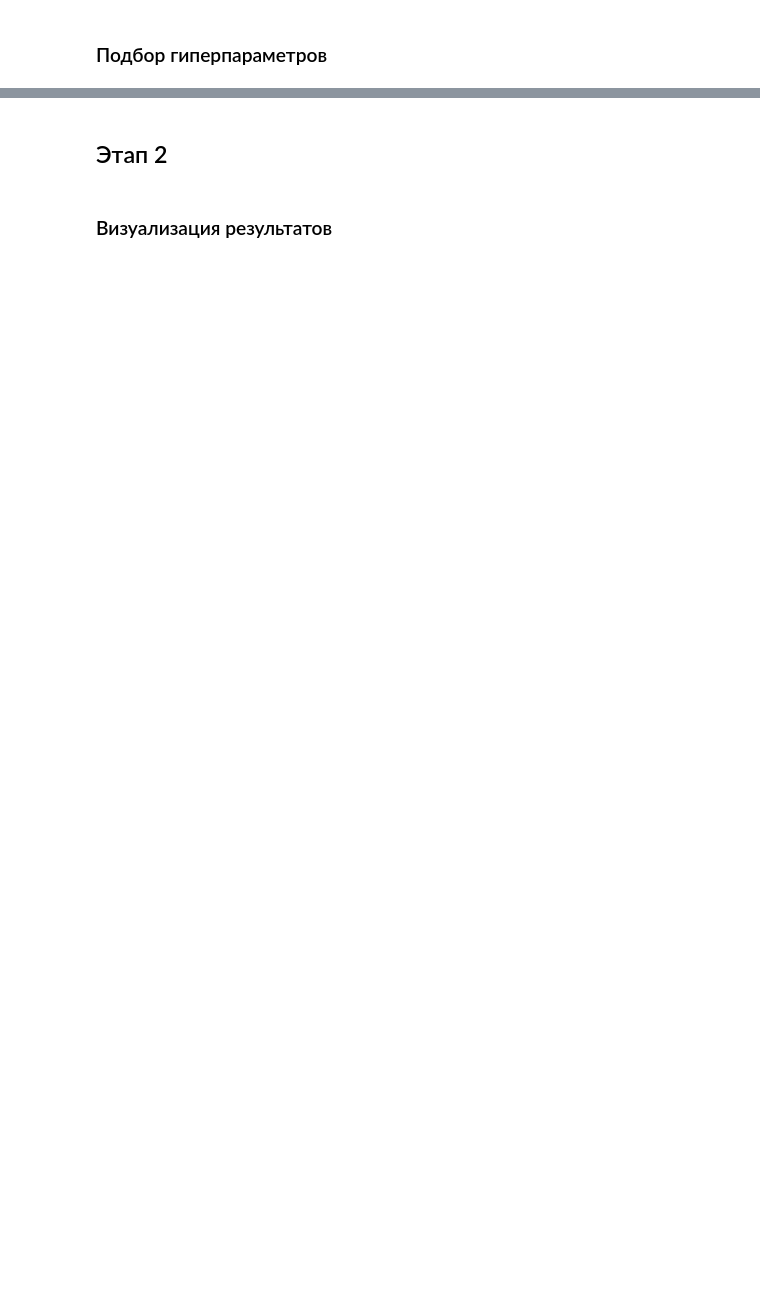
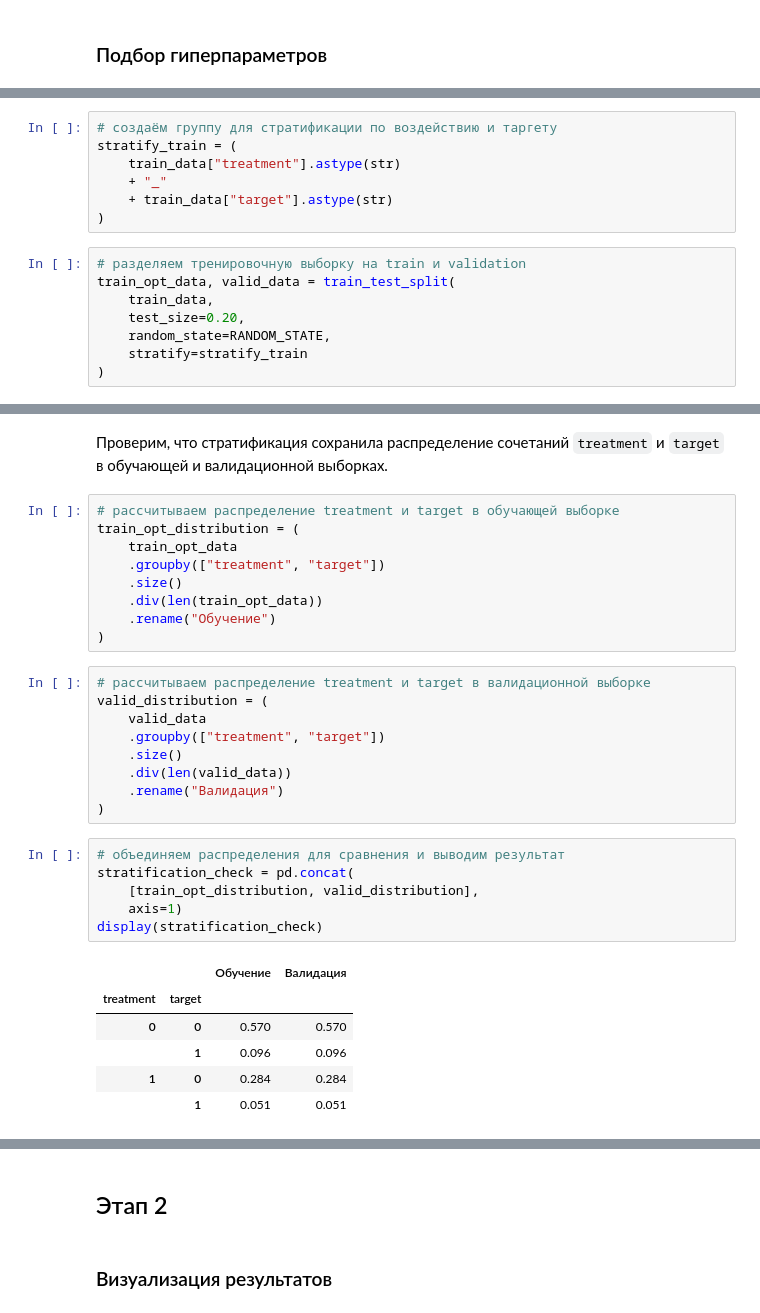
Before and after one commit to LadyProGo/mle-project-sprint-5-v001, a Jupyter notebook: final_uplift_project.ipynb, the cells around one changed output, grey strips where cells are left out. Saved outputs shown, nothing was run; the diff lists cells and outputs as text; blank space fills up the shorter version.

```diff
--- a/final_uplift_project.ipynb
+++ b/final_uplift_project.ipynb
@@ -1487,0 +1464,15 @@ NameError: name 'y_test' is not defined
+# %%
+# создаём группу для стратификации по воздействию и таргету
+stratify_train = (
+    train_data["treatment"].astype(str)
+    + "_"
+    + train_data["target"].astype(str)
+)
+# %%
+# разделяем тренировочную выборку на train и validation
+train_opt_data, valid_data = train_test_split(
+    train_data,
+    test_size=0.20,
+    random_state=RANDOM_STATE,
+    stratify=stratify_train
+)
@@ -1487,0 +1490,33 @@ NameError: name 'y_test' is not defined
+# %% [markdown]
+Проверим, что стратификация сохранила распределение сочетаний `treatment` и `target` в обучающей и валидационной выборках.
+# %%
+# рассчитываем распределение treatment и target в обучающей выборке
+train_opt_distribution = (
+    train_opt_data
+    .groupby(["treatment", "target"])
+    .size()
+    .div(len(train_opt_data))
+    .rename("Обучение")
+)
+# %%
+# рассчитываем распределение treatment и target в валидационной выборке
+valid_distribution = (
+    valid_data
+    .groupby(["treatment", "target"])
+    .size()
+    .div(len(valid_data))
+    .rename("Валидация")
+)
+# %%
+# объединяем распределения для сравнения и выводим результат
+stratification_check = pd.concat(
+    [train_opt_distribution, valid_distribution],
+    axis=1)
+display(stratification_check)
+# %% [output]
+|  |  | Обучение | Валидация |
+| treatment | target |  |  |
+| 0 | 0 | 0.570 | 0.570 |
+|  | 1 | 0.096 | 0.096 |
+| 1 | 0 | 0.284 | 0.284 |
+|  | 1 | 0.051 | 0.051 |
```
Also changed, not shown: parts of 54 cells of this notebook.
